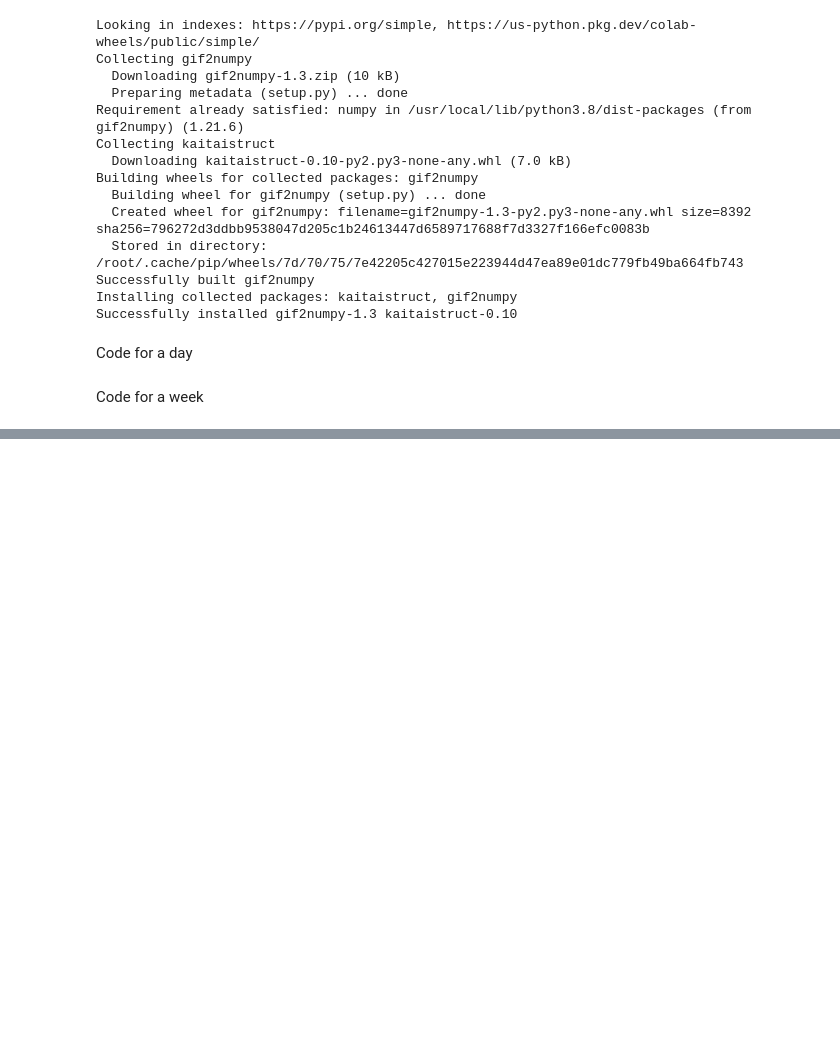
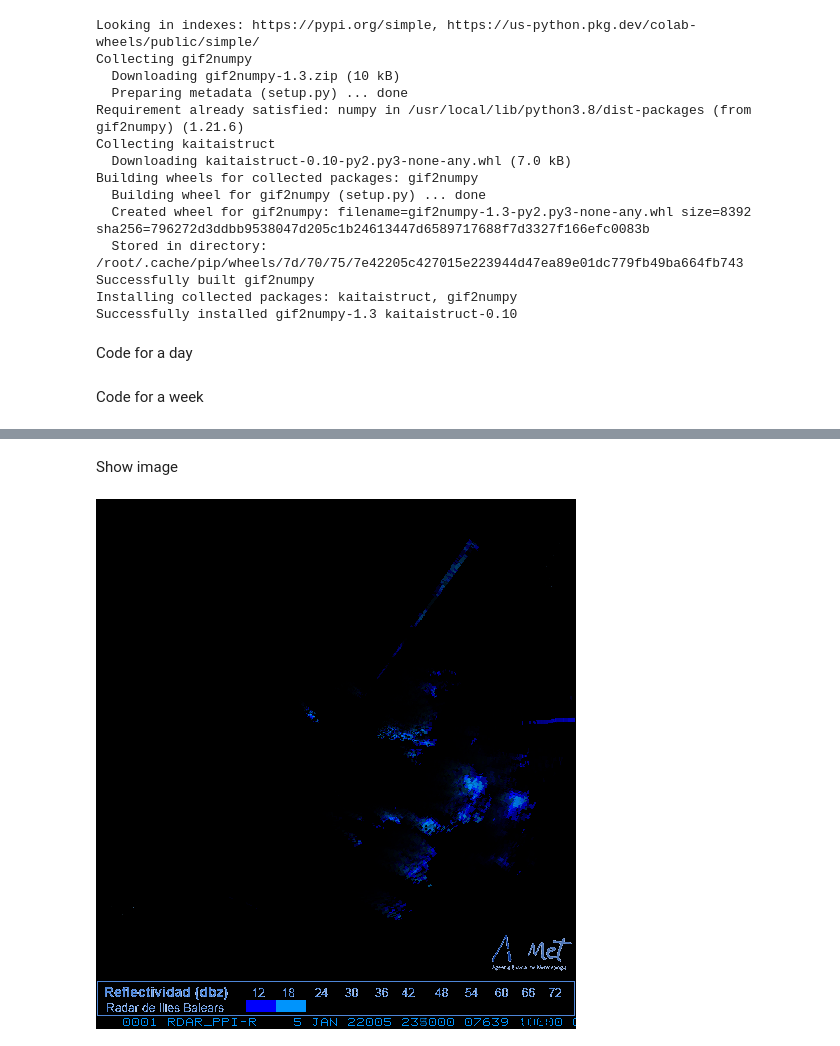
Before and after one commit to melihkurtaran/DNA_hackathon, a Jupyter notebook: ImagesToVideo.ipynb, the cells around one changed output, grey strips where cells are left out. Saved outputs shown, nothing was run; the diff lists cells and outputs as text; code cells hidden in the pictures; blank space fills up the shorter version.

```diff
--- a/ImagesToVideo.ipynb
+++ b/ImagesToVideo.ipynb
@@ -76,0 +136,6 @@ video.release()
+# %% [markdown]
+Show image
+# %%
+cv2_imshow(final_image)
+# %% [output]
+[figure, added]
```
Also changed, not shown: parts of 10 cells of this notebook.
